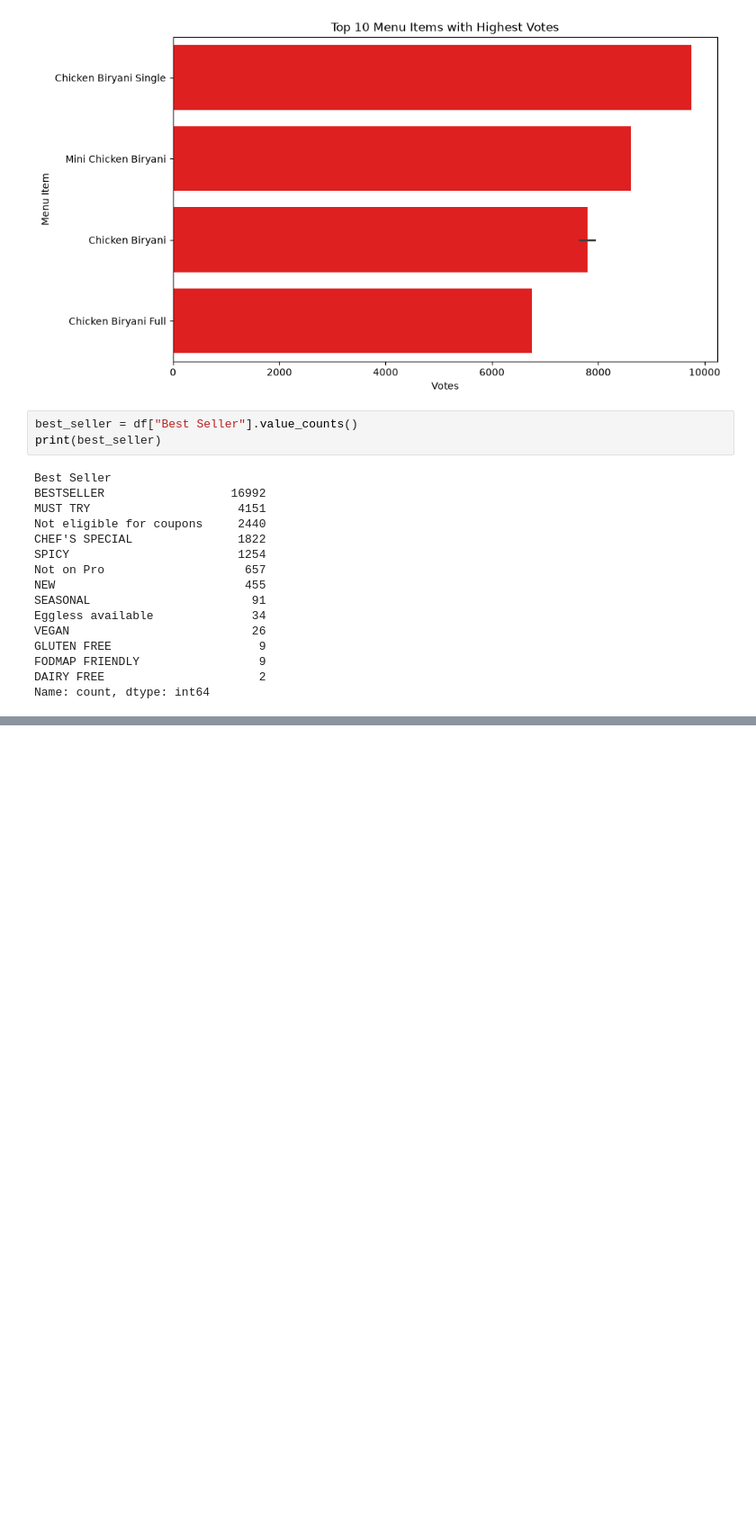
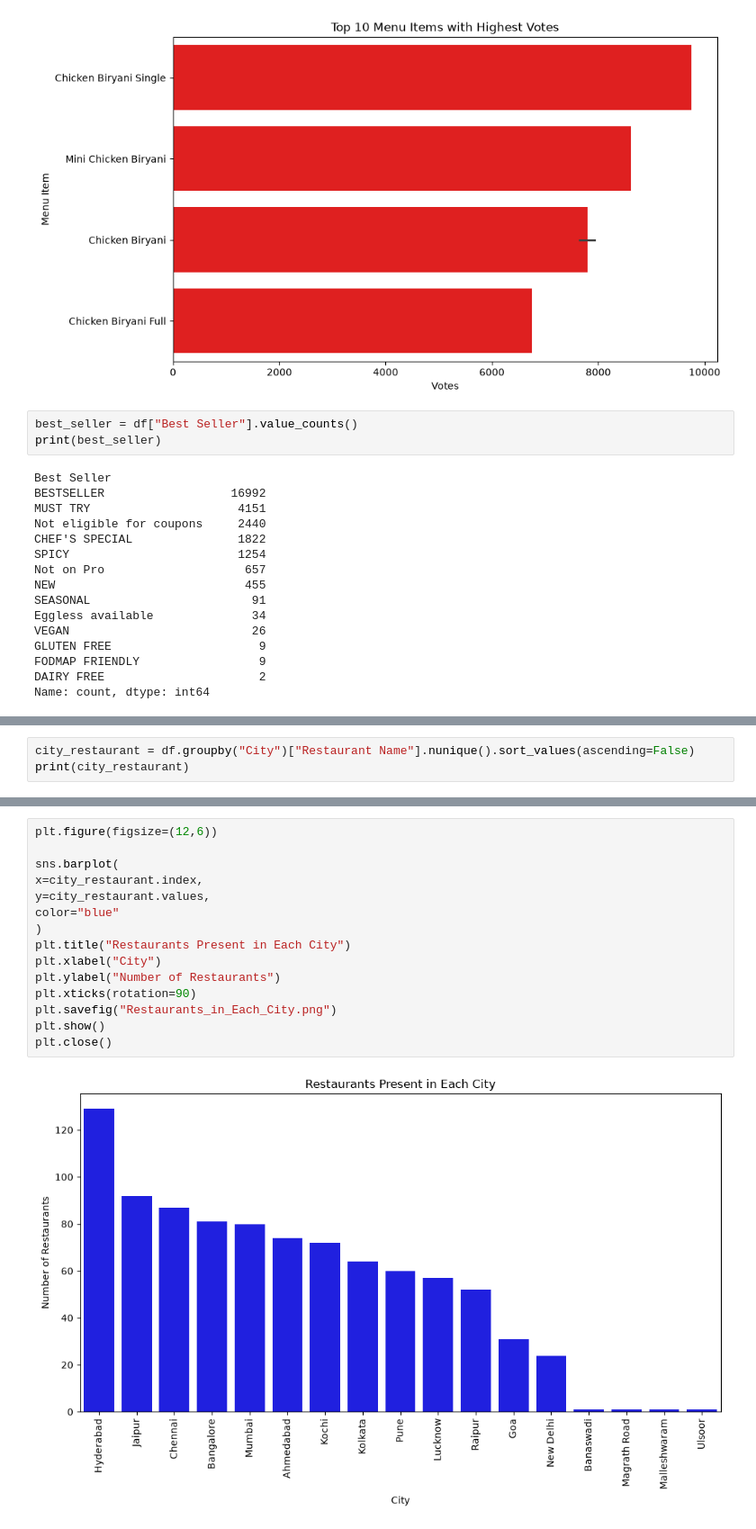
Before and after one commit to Priyanshi-78/Zomato-Data_Analysis, a Jupyter notebook: Day-1_Project.ipynb, the cells around one changed output, grey strips where cells are left out. Shown at 90% size. Cells and saved outputs as stored; diff of their text form; blank space fills up the shorter version.

```diff
--- a/Day-1_Project.ipynb
+++ b/Day-1_Project.ipynb
@@ -359,0 +386,3 @@ plt.close()
+# %%
+city_restaurant = df.groupby("City")["Restaurant Name"].nunique().sort_values(ascending=False)
+print(city_restaurant)
@@ -359,0 +409,17 @@ plt.close()
+# %%
+plt.figure(figsize=(12,6))
+
+sns.barplot(
+x=city_restaurant.index,
+y=city_restaurant.values,
+color="blue"
+)
+plt.title("Restaurants Present in Each City")
+plt.xlabel("City")
+plt.ylabel("Number of Restaurants")
+plt.xticks(rotation=90)
+plt.savefig("Restaurants_in_Each_City.png")
+plt.show()
+plt.close()
+# %% [output]
+[figure, added]
```
Also changed, not shown: parts of 10 cells of this notebook.
